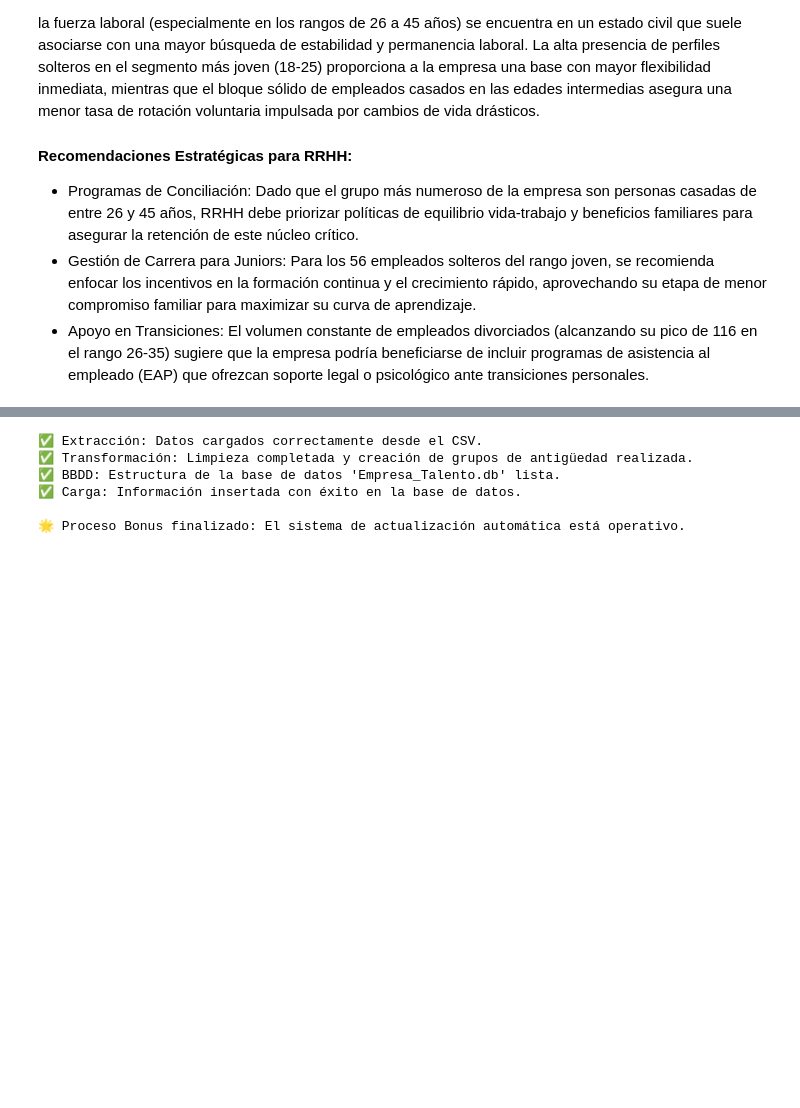
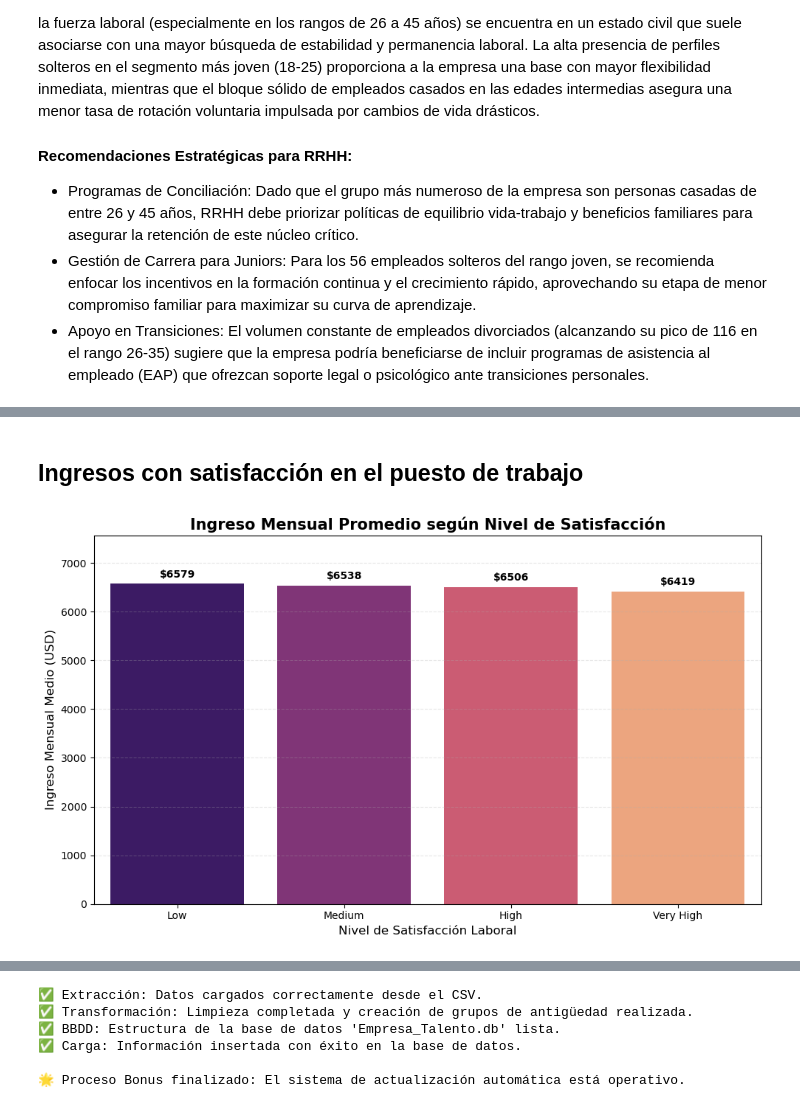
Before and after one commit to PatriciaAnaya/project-da-promo-59-modulo-3-team-3, a Jupyter notebook: optimizacion-de-talento.ipynb, the cells around one changed output, grey strips where cells are left out. Cells and saved outputs as stored; diff of their text form; code cells hidden in the pictures; blank space fills up the shorter version.

```diff
--- a/optimizacion-de-talento.ipynb
+++ b/optimizacion-de-talento.ipynb
@@ -1665,0 +1758,31 @@ La estructura demográfica de la empresa sigue un patrón de ciclo de vida conve
+# %% [markdown]
+## Ingresos con satisfacción en el puesto de trabajo
+# %%
+# 1. Definimos el orden lógico de la satisfacción (ya que es una variable ordinal)
+orden_satisfaccion = ['Low', 'Medium', 'High', 'Very High']
+
+# 2. Calculamos el promedio de ingresos por nivel de satisfacción
+ingresos_satisfaccion = df_final.groupby('job_satisfaction')['monthly_income'].mean().reindex(orden_satisfaccion).reset_index()
+
+# 3. Creamos la visualización
+plt.figure(figsize=(10, 6))
+ax = sns.barplot(data=ingresos_satisfaccion, x='job_satisfaction', y='monthly_income',
+                 palette='magma', order=orden_satisfaccion)
+
+# Añadimos etiquetas de valor sobre las barras para mayor precisión
+for p in ax.patches:
+    ax.annotate(f'${p.get_height():.0f}',
+                (p.get_x() + p.get_width() / 2., p.get_height()),
+                ha='center', va='center', xytext=(0, 9),
+                textcoords='offset points', fontsize=10, fontweight='bold')
+
+plt.title('Ingreso Mensual Promedio según Nivel de Satisfacción', fontsize=15, fontweight='bold')
+plt.xlabel('Nivel de Satisfacción Laboral', fontsize=12)
+plt.ylabel('Ingreso Mensual Medio (USD)', fontsize=12)
+plt.ylim(0, ingresos_satisfaccion['monthly_income'].max() * 1.15) # Espacio para las etiquetas
+plt.grid(axis='y', linestyle='--', alpha=0.3)
+plt.tight_layout()
+
+plt.show()
+# %% [output]
+[figure, added]
```
Also changed, not shown: parts of 28 cells of this notebook, 1 other file.
